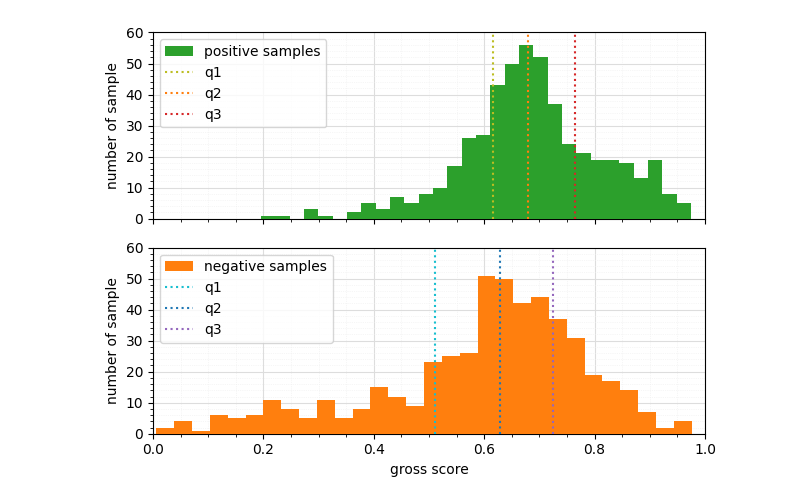
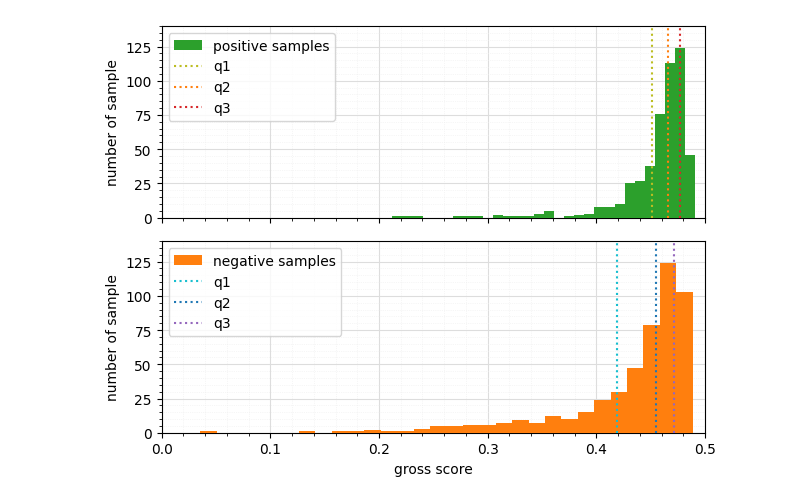
Before and after one commit to xafras/RFTL2, a Jupyter notebook: g.ipynb, the cells around one changed output. Saved outputs shown, nothing was run; the diff lists cells and outputs as text; code cells hidden in the pictures.

Commit message:
computed benchmark and added script for graph

```diff
--- a/g.ipynb
+++ b/g.ipynb
@@ -1,10 +11,10 @@
 # %%
 from src import *
 
-file_name = 'naive_siamese_model_George'
+file_name = 'pretrained_siamese_model_George_B'
 
 model = make_siamese_model(make_embedding())
 model.load_weights(os.path.join(SAVED_MODEL_PATH, f"{file_name}.h5"))
-gross_scores_positive, gross_scores_negative = get_histogram_scores(model, max_harvest=500, force_computation=False, data_path=r'gross_scores_naive.npz', xmin=0, xmax=1, ymin=0, ymax=60)
+gross_scores_positive, gross_scores_negative = get_histogram_scores(model, max_harvest=500, force_computation=False, data_path=r'gross_scores_pretrained_B.npz', xmin=0, xmax=0.5, ymin=0, ymax=140)
 # %% [output]
-[figure, old version]
+[figure, new version]
```
Also changed, not shown: parts of 2 cells of this notebook, 6 other files.
